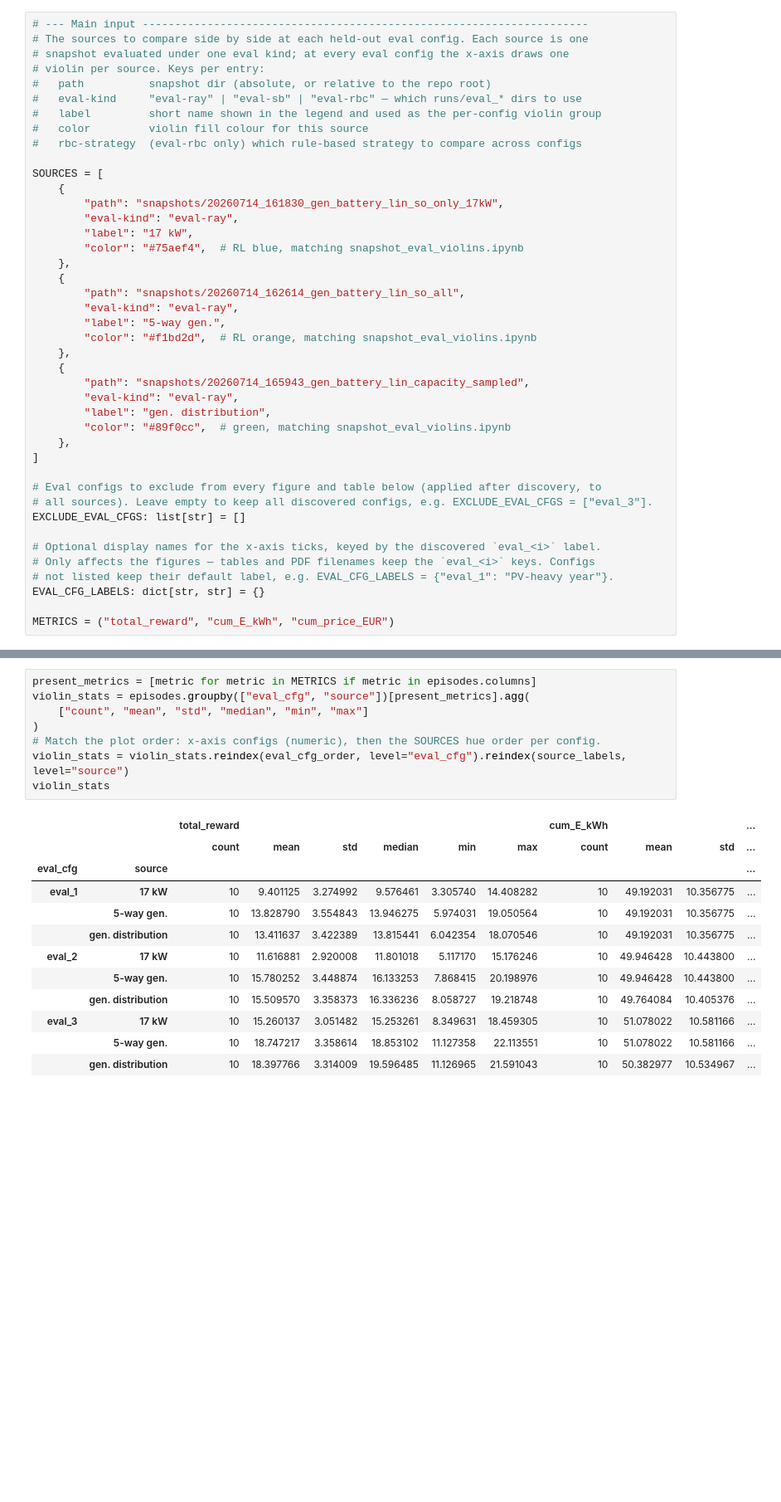
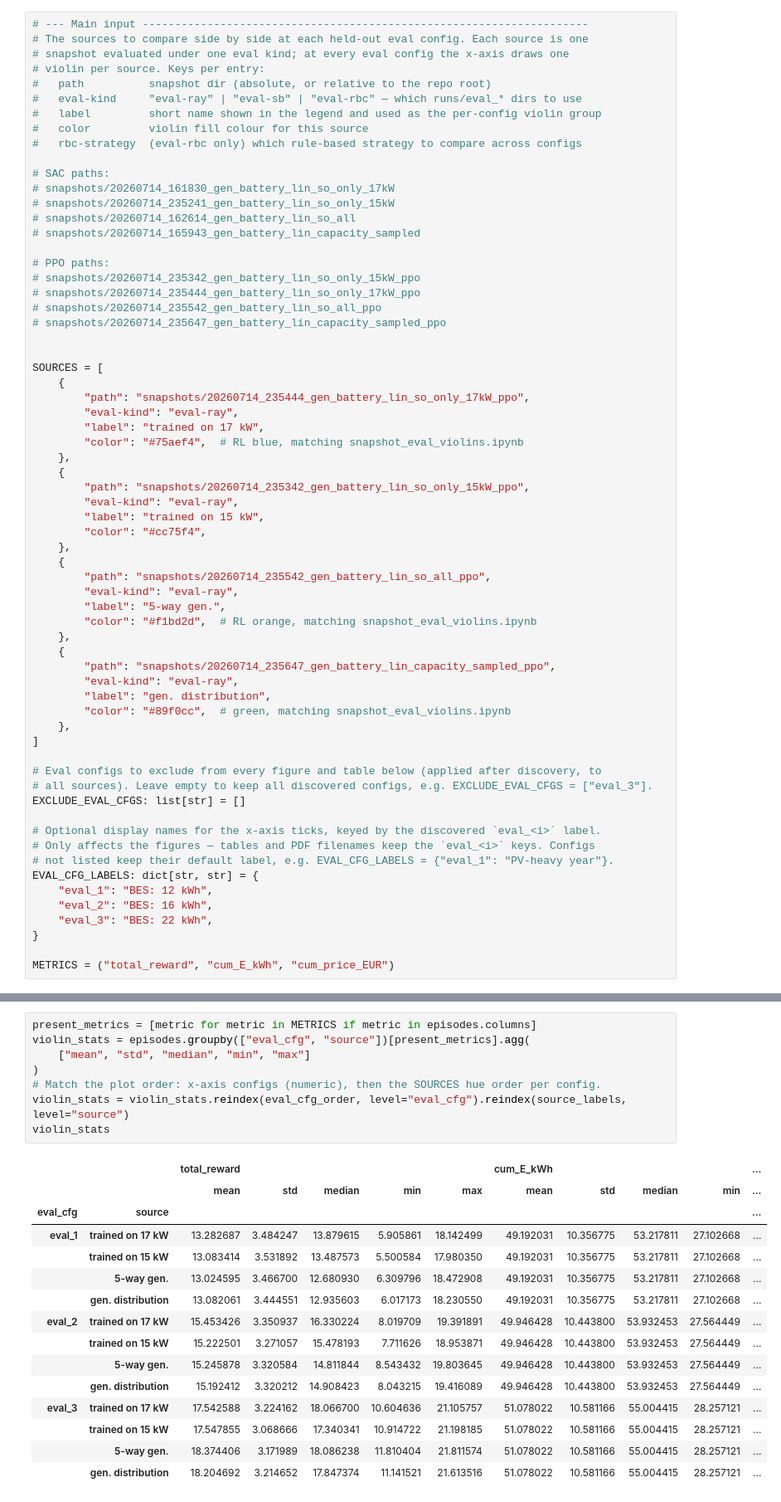
Before and after one commit to vince-pongracz/AdvBuildingGym, a Jupyter notebook: thesis_eval/snapshot_eval_violins_evalcfg_compare.ipynb, the cells around one changed output, grey strips where cells are left out. Shown at 83% size. Drawn from its saved outputs; the diff is of its cells as text; blank space fills up the shorter version.

```diff
--- a/thesis_eval/snapshot_eval_violins_evalcfg_compare.ipynb
+++ b/thesis_eval/snapshot_eval_violins_evalcfg_compare.ipynb
@@ -32,21 +32,40 @@ strategy for `eval-rbc`):
 #   color         violin fill colour for this source
 #   rbc-strategy  (eval-rbc only) which rule-based strategy to compare across configs
 
+# SAC paths:
+# snapshots/20260714_161830_gen_battery_lin_so_only_17kW
+# snapshots/20260714_235241_gen_battery_lin_so_only_15kW
+# snapshots/20260714_162614_gen_battery_lin_so_all
+# snapshots/20260714_165943_gen_battery_lin_capacity_sampled
+
+# PPO paths:
+# snapshots/20260714_235342_gen_battery_lin_so_only_15kW_ppo
+# snapshots/20260714_235444_gen_battery_lin_so_only_17kW_ppo
+# snapshots/20260714_235542_gen_battery_lin_so_all_ppo
+# snapshots/20260714_235647_gen_battery_lin_capacity_sampled_ppo
+
+
 SOURCES = [
     {
-        "path": "snapshots/20260714_161830_gen_battery_lin_so_only_17kW",
+        "path": "snapshots/20260714_235444_gen_battery_lin_so_only_17kW_ppo",
         "eval-kind": "eval-ray",
-        "label": "17 kW",
+        "label": "trained on 17 kW",
         "color": "#75aef4",  # RL blue, matching snapshot_eval_violins.ipynb
     },
     {
-        "path": "snapshots/20260714_162614_gen_battery_lin_so_all",
+        "path": "snapshots/20260714_235342_gen_battery_lin_so_only_15kW_ppo",
+        "eval-kind": "eval-ray",
+        "label": "trained on 15 kW",
+        "color": "#cc75f4",
+    },
+    {
+        "path": "snapshots/20260714_235542_gen_battery_lin_so_all_ppo",
         "eval-kind": "eval-ray",
         "label": "5-way gen.",
         "color": "#f1bd2d",  # RL orange, matching snapshot_eval_violins.ipynb
     },
     {
-        "path": "snapshots/20260714_165943_gen_battery_lin_capacity_sampled",
+        "path": "snapshots/20260714_235647_gen_battery_lin_capacity_sampled_ppo",
         "eval-kind": "eval-ray",
         "label": "gen. distribution",
         "color": "#89f0cc",  # green, matching snapshot_eval_violins.ipynb
@@ -60,7 +79,11 @@ EXCLUDE_EVAL_CFGS: list[str] = []
 # Optional display names for the x-axis ticks, keyed by the discovered `eval_<i>` label.
 # Only affects the figures — tables and PDF filenames keep the `eval_<i>` keys. Configs
 # not listed keep their default label, e.g. EVAL_CFG_LABELS = {"eval_1": "PV-heavy year"}.
-EVAL_CFG_LABELS: dict[str, str] = {}
+EVAL_CFG_LABELS: dict[str, str] = {
+	"eval_1": "BES: 12 kWh",
+	"eval_2": "BES: 16 kWh",
+	"eval_3": "BES: 22 kWh",
+}
 
 METRICS = ("total_reward", "cum_E_kWh", "cum_price_EUR")
 # %%
@@ -455,21 +489,24 @@ configs first, then the `SOURCES` hue order within each config.
 # %%
 present_metrics = [metric for metric in METRICS if metric in episodes.columns]
 violin_stats = episodes.groupby(["eval_cfg", "source"])[present_metrics].agg(
-    ["count", "mean", "std", "median", "min", "max"]
+    ["mean", "std", "median", "min", "max"]
 )
 # Match the plot order: x-axis configs (numeric), then the SOURCES hue order per config.
 violin_stats = violin_stats.reindex(eval_cfg_order, level="eval_cfg").reindex(source_labels, level="source")
 violin_stats
 # %% [output]
-|  |  | total_reward |  |  |  |  |  | cum_E_kWh |  |  | ... |
-|  |  | count | mean | std | median | min | max | count | mean | std | ... |
+|  |  | total_reward |  |  |  |  | cum_E_kWh |  |  |  | ... |
+|  |  | mean | std | median | min | max | mean | std | median | min | ... |
 | eval_cfg | source |  |  |  |  |  |  |  |  |  | ... |
-| eval_1 | 17 kW | 10 | 9.401125 | 3.274992 | 9.576461 | 3.305740 | 14.408282 | 10 | 49.192031 | 10.356775 | ... |
-|  | 5-way gen. | 10 | 13.828790 | 3.554843 | 13.946275 | 5.974031 | 19.050564 | 10 | 49.192031 | 10.356775 | ... |
-|  | gen. distribution | 10 | 13.411637 | 3.422389 | 13.815441 | 6.042354 | 18.070546 | 10 | 49.192031 | 10.356775 | ... |
-| eval_2 | 17 kW | 10 | 11.616881 | 2.920008 | 11.801018 | 5.117170 | 15.176246 | 10 | 49.946428 | 10.443800 | ... |
-|  | 5-way gen. | 10 | 15.780252 | 3.448874 | 16.133253 | 7.868415 | 20.198976 | 10 | 49.946428 | 10.443800 | ... |
-|  | gen. distribution | 10 | 15.509570 | 3.358373 | 16.336236 | 8.058727 | 19.218748 | 10 | 49.764084 | 10.405376 | ... |
-| eval_3 | 17 kW | 10 | 15.260137 | 3.051482 | 15.253261 | 8.349631 | 18.459305 | 10 | 51.078022 | 10.581166 | ... |
-|  | 5-way gen. | 10 | 18.747217 | 3.358614 | 18.853102 | 11.127358 | 22.113551 | 10 | 51.078022 | 10.581166 | ... |
-|  | gen. distribution | 10 | 18.397766 | 3.314009 | 19.596485 | 11.126965 | 21.591043 | 10 | 50.382977 | 10.534967 | ... |
+| eval_1 | trained on 17 kW | 13.282687 | 3.484247 | 13.879615 | 5.905861 | 18.142499 | 49.192031 | 10.356775 | 53.217811 | 27.102668 | ... |
+|  | trained on 15 kW | 13.083414 | 3.531892 | 13.487573 | 5.500584 | 17.980350 | 49.192031 | 10.356775 | 53.217811 | 27.102668 | ... |
+|  | 5-way gen. | 13.024595 | 3.466700 | 12.680930 | 6.309796 | 18.472908 | 49.192031 | 10.356775 | 53.217811 | 27.102668 | ... |
+|  | gen. distribution | 13.082061 | 3.444551 | 12.935603 | 6.017173 | 18.230550 | 49.192031 | 10.356775 | 53.217811 | 27.102668 | ... |
+| eval_2 | trained on 17 kW | 15.453426 | 3.350937 | 16.330224 | 8.019709 | 19.391891 | 49.946428 | 10.443800 | 53.932453 | 27.564449 | ... |
+|  | trained on 15 kW | 15.222501 | 3.271057 | 15.478193 | 7.711626 | 18.953871 | 49.946428 | 10.443800 | 53.932453 | 27.564449 | ... |
+|  | 5-way gen. | 15.245878 | 3.320584 | 14.811844 | 8.543432 | 19.803645 | 49.946428 | 10.443800 | 53.932453 | 27.564449 | ... |
+|  | gen. distribution | 15.192412 | 3.320212 | 14.908423 | 8.043215 | 19.416089 | 49.946428 | 10.443800 | 53.932453 | 27.564449 | ... |
+| eval_3 | trained on 17 kW | 17.542588 | 3.224162 | 18.066700 | 10.604636 | 21.105757 | 51.078022 | 10.581166 | 55.004415 | 28.257121 | ... |
+|  | trained on 15 kW | 17.547855 | 3.068666 | 17.340341 | 10.914722 | 21.198185 | 51.078022 | 10.581166 | 55.004415 | 28.257121 | ... |
+|  | 5-way gen. | 18.374406 | 3.171989 | 18.086238 | 11.810404 | 21.811574 | 51.078022 | 10.581166 | 55.004415 | 28.257121 | ... |
+|  | gen. distribution | 18.204692 | 3.214652 | 17.847374 | 11.141521 | 21.613516 | 51.078022 | 10.581166 | 55.004415 | 28.257121 | ... |
```
Also changed, not shown: parts of 7 cells of this notebook, 6 other files.
